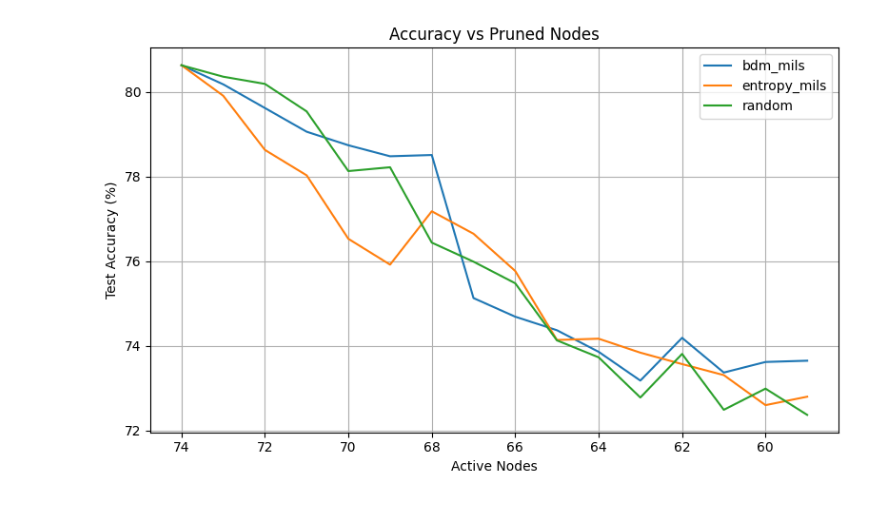
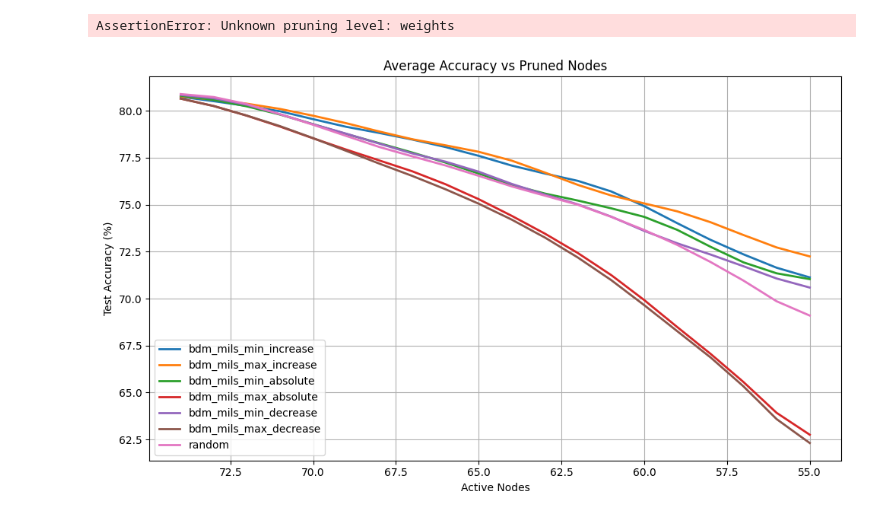
Before and after one commit to eyujis/mils-pruning, a Jupyter notebook: notebooks/experiment.ipynb, the cells around one changed output. Drawn from its saved outputs; the diff is of its cells as text; code cells hidden in the pictures.

```diff
--- a/notebooks/experiment.ipynb
+++ b/notebooks/experiment.ipynb
@@ -9,0 +28,3 @@ sys.path.append(str(project_root / "src"))  # allows `from mils_pruning import .
+# %%
+num_runs = 10  # You can change this to any number
+device = torch.device("cuda" if torch.cuda.is_available() else "cpu")
@@ -122,39 +67,0 @@ run_pruning_experiment(
-# %%
-import numpy as np
-import matplotlib.pyplot as plt
-from pathlib import Path
-
-def plot_pruning_results(experiment_names, directory="results"):
-    """
-    Load and plot pruning accuracy vs number of active nodes.
-
-    Parameters
-    ----------
-    experiment_names : str or List[str]
-        Name(s) of experiments (used as prefix for .npy files).
-    directory : str
-        Path to results directory.
-    """
-    if isinstance(experiment_names, str):
-        experiment_names = [experiment_names]
-
-    plt.figure(figsize=(8, 5))
-    for name in experiment_names:
-        accs = np.load(Path(directory) / f"{name}_accs.npy")
-        nodes = np.load(Path(directory) / f"{name}_nodes.npy")
-        plt.plot(nodes, accs, label=name)
-
-    plt.xlabel("Active Nodes")
-    plt.ylabel("Test Accuracy (%)")
-    plt.title("Accuracy vs Pruned Nodes")
-    plt.gca().invert_xaxis()  # Higher pruning = further left
-    plt.grid(True)
-    plt.legend()
-    plt.tight_layout()
-    plt.show()
-
-
-
-plot_pruning_results(["bdm_mils", "entropy_mils", "random"], directory="results")
-# %% [output]
-[figure, removed]
@@ -160,0 +84,18 @@ plot_pruning_results(["bdm_mils", "entropy_mils", "random"], directory="results"
+# %%
+from mils_pruning import run_weight_pruning_experiments
+
+run_weight_pruning_experiments(
+    arch_tag="arch_32_32",
+    num_runs=10,
+    max_removal_ratio=0.10,
+    prune_step=1,
+    strategies=[
+        "min_increase", "max_increase",
+        "min_absolute", "max_absolute",
+        "min_decrease", "max_decrease"
+    ],
+    test_loader=test_loader,
+    device=device
+)
+# %% [output]
+AssertionError: Unknown pruning level: weights
@@ -160,0 +166,16 @@ plot_pruning_results(["bdm_mils", "entropy_mils", "random"], directory="results"
+# %%
+plot_averaged_results(
+    arch_tag="arch_32_32",
+    level="node",
+    names=[
+        "mils_min_increase", "mils_max_increase",
+        "mils_min_absolute", "mils_max_absolute",
+        "mils_min_decrease", "mils_max_decrease",
+        "random"
+    ],
+    num_runs=10,
+    sigma=1,
+    show_ci=True
+)
+# %% [output]
+[figure, added]
```
Also changed, not shown: parts of 13 cells of this notebook, 14 other files.
